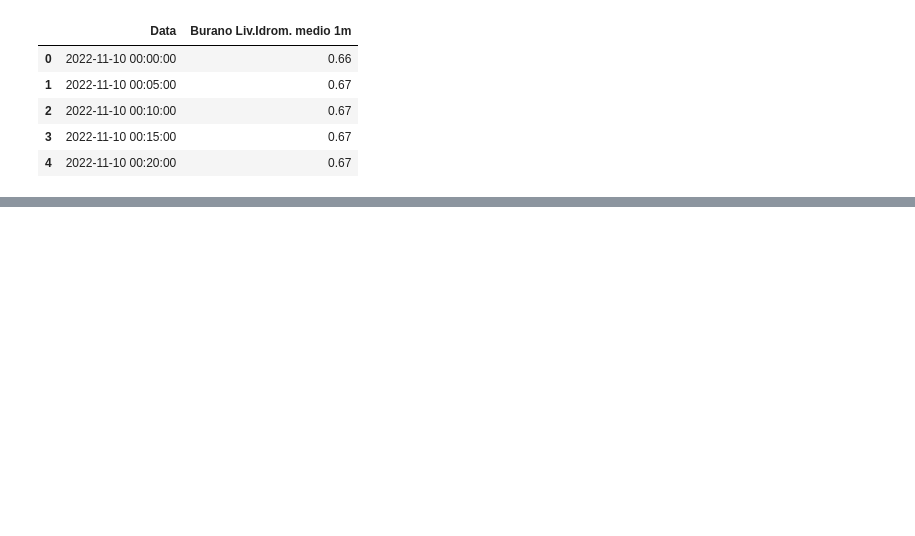
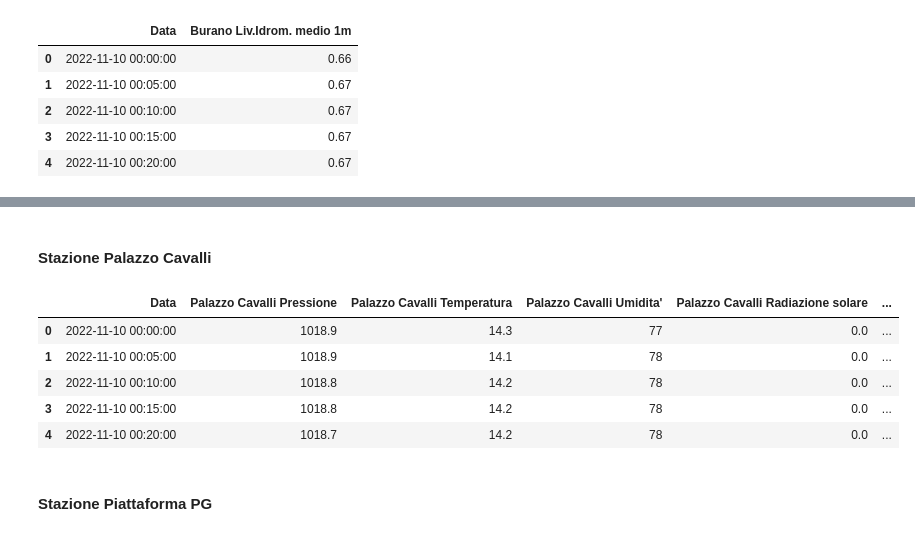
Before and after one commit to cyrilmichino/venice-meteo-analysis, a Jupyter notebook: notebook.ipynb, the cells around one changed output, grey strips where cells are left out. Saved outputs shown, nothing was run; the diff lists cells and outputs as text; code cells hidden in the pictures; blank space fills up the shorter version.

```diff
--- a/notebook.ipynb
+++ b/notebook.ipynb
@@ -100,0 +237,14 @@ burano_station.head()
+# %% [markdown]
+#### Stazione Palazzo Cavalli
+# %%
+palazzo_station = pd.read_csv('Stazione_PalazzoCavalli.csv', delimiter=';')
+palazzo_station.head()
+# %% [output]
+|  | Data | Palazzo Cavalli Pressione | Palazzo Cavalli Temperatura | Palazzo Cavalli Umidita' | Palazzo Cavalli Radiazione solare | ... |
+| 0 | 2022-11-10 00:00:00 | 1018.9 | 14.3 | 77 | 0.0 | ... |
+| 1 | 2022-11-10 00:05:00 | 1018.9 | 14.1 | 78 | 0.0 | ... |
+| 2 | 2022-11-10 00:10:00 | 1018.8 | 14.2 | 78 | 0.0 | ... |
+| 3 | 2022-11-10 00:15:00 | 1018.8 | 14.2 | 78 | 0.0 | ... |
+| 4 | 2022-11-10 00:20:00 | 1018.7 | 14.2 | 78 | 0.0 | ... |
+# %% [markdown]
+#### Stazione Piattaforma PG
```
Also changed, not shown: parts of 32 cells of this notebook.
